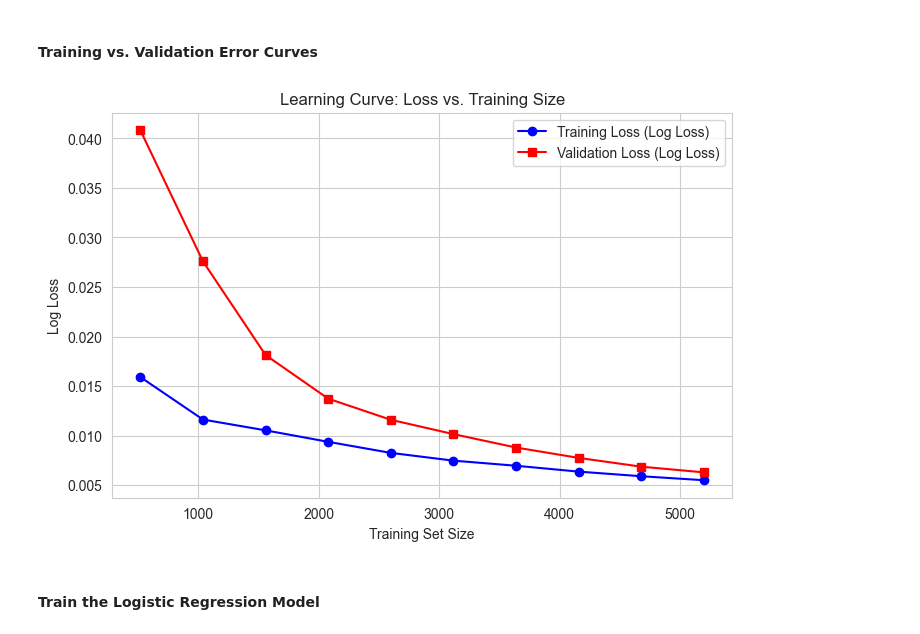
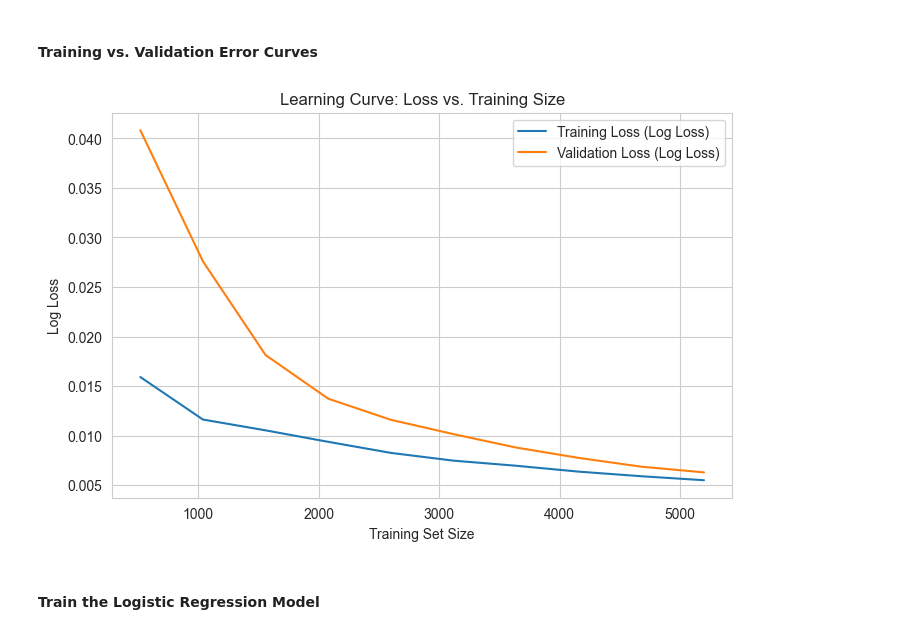
Before and after one commit to EstusFlask/EE559-Project, a Jupyter notebook: logistic_regression.ipynb, the cells around one changed output. Drawn from its saved outputs; the diff is of its cells as text; code cells hidden in the pictures.

```diff
--- a/logistic_regression.ipynb
+++ b/logistic_regression.ipynb
@@ -99,36 +99,36 @@ model = LogisticRegression(
 # Generate learning curve data using negative log loss
 train_sizes, train_scores, val_scores = learning_curve(
     estimator=model,
     X=X_train,
     y=y_train,
     train_sizes=np.linspace(0.1, 1.0, 10),
     cv=5,
     scoring='neg_log_loss',
     n_jobs=-1
 )
 
 # Convert negative log loss to positive log loss
 train_loss = -train_scores
 val_loss = -val_scores
 
 # Calculate the mean loss across all cross-validation folds
 train_mean_loss = train_loss.mean(axis=1)
 val_mean_loss = val_loss.mean(axis=1)
 
 # Plot the training and validation loss curves
 plt.figure(figsize=(8, 5))
-plt.plot(train_sizes, train_mean_loss, label="Training Loss (Log Loss)", color="blue", marker="o")
-plt.plot(train_sizes, val_mean_loss, label="Validation Loss (Log Loss)", color="red", marker="s")
+plt.plot(train_sizes, train_mean_loss, label="Training Loss (Log Loss)")
+plt.plot(train_sizes, val_mean_loss, label="Validation Loss (Log Loss)")
 
 # Set labels, title, and chart properties
 plt.xlabel("Training Set Size")
 plt.ylabel("Log Loss")
 plt.title("Learning Curve: Loss vs. Training Size")
 plt.legend()
 plt.grid(True)
 plt.show()
 # %% [output]
-[figure, old version]
+[figure, new version]
 # %% [markdown]
 #### Train the Logistic Regression Model
 # %%
```
